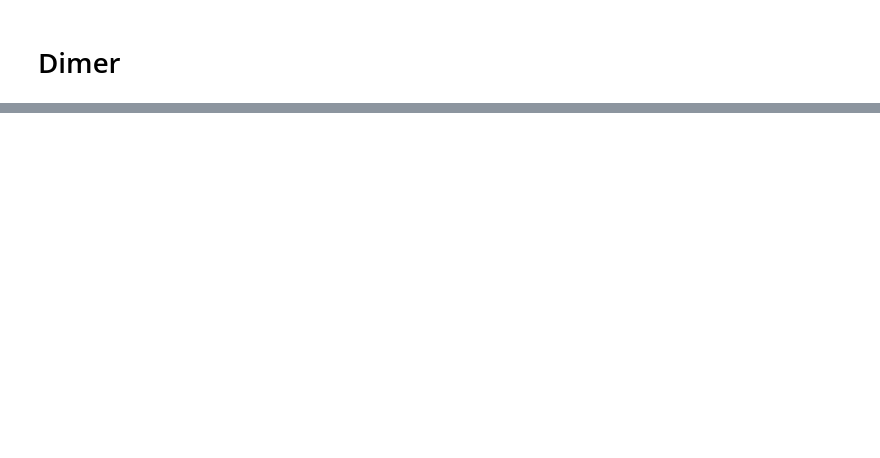
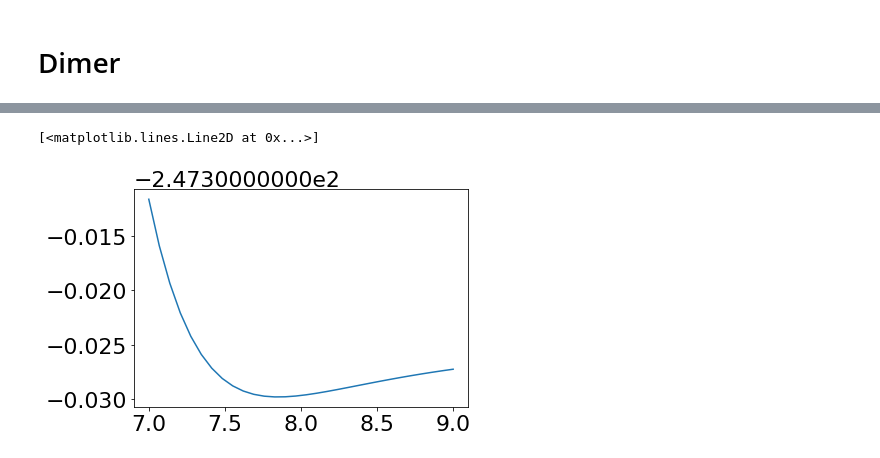
Before and after one commit to Oliver-Feighan/SpectralDensity, a Jupyter notebook: hessians/Dimer.ipynb, the cells around one changed output, grey strips where cells are left out. Saved outputs shown, nothing was run; the diff lists cells and outputs as text; code cells hidden in the pictures; blank space fills up the shorter version.

```diff
--- a/hessians/Dimer.ipynb
+++ b/hessians/Dimer.ipynb
@@ -128,0 +138,62 @@ fig.set_size_inches(36,12)
+# %%
+monomer_symbols, _ = read_xyz("opt_bchla.xyz")
+monomer_xyz, _ = get_bchla_in_xy_plane()
+
+phytol_link = monomer_xyz[13]
+phytol_link_bond = monomer_xyz[13] - monomer_xyz[12]
+
+trunc_mono_symbols = [monomer_symbols[i] for i in range(len(monomer_symbols)) if i not in phytol_indices()]
+trunc_mono_xyz = [monomer_xyz[i] for i in range(len(monomer_xyz)) if i not in phytol_indices()]
+
+trunc_mono_symbols.append("H")
+trunc_mono_xyz.append(1.1073 * phytol_link_bond/np.linalg.norm(phytol_link_bond) + monomer_xyz[12])
+# %%
+import subprocess
+import json
+
+def run_qcore(qcore_str):
+    #qcore_path = os.environ["QCORE_PATH"]
+    qcore_path="~/qcore/cmake-build-release/bin/qcore"
+    json_str = " -n 1 -f json --schema none -s "
+
+    json_run = subprocess.run(qcore_path + json_str + qcore_str,
+                              shell=True,
+                              stdout=subprocess.PIPE,
+                              executable="/bin/bash",
+                              universal_newlines=True)
+
+    json_results = json.loads(json_run.stdout)
+
+    return json_results
+
+def write_qcore_xyz(symbols1, symbols2, xyz1, xyz2):
+
+    result = "["
+
+    for i in range(len(symbols1)):
+        result += f"['{symbols1[i]}', {xyz1[i][0]}, {xyz1[i][1]}, {xyz1[i][2]}],"
+
+    for i in range(len(symbols2)):
+        result += f"['{symbols2[i]}', {xyz2[i][0]}, {xyz2[i][1]}, {xyz2[i][2]}],"
+
+    result = result[:-1]
+
+    return result + "]"
+
+def run_dimer(symbols1, symbols2, xyz1, xyz2):
+
+    qcore_str = f"\"res := xtb(structure(xyz = {write_qcore_xyz(symbols1, symbols2, xyz1, xyz2)}))\""
+
+    qcore_res = run_qcore(qcore_str)
+
+    return qcore_res["res"]["energy"]
+
+
+distances = np.linspace(7, 9, 30)
+
+energies = [run_dimer(trunc_mono_symbols, trunc_mono_symbols, trunc_mono_xyz, trunc_mono_xyz + np.array([0, 0, r])) for r in distances]
+
+plt.plot(distances, energies)
+# %% [output]
+[<matplotlib.lines.Line2D at 0x...>]
+[figure, added]
```
Also changed, not shown: parts of 7 cells of this notebook, 22 other files.
